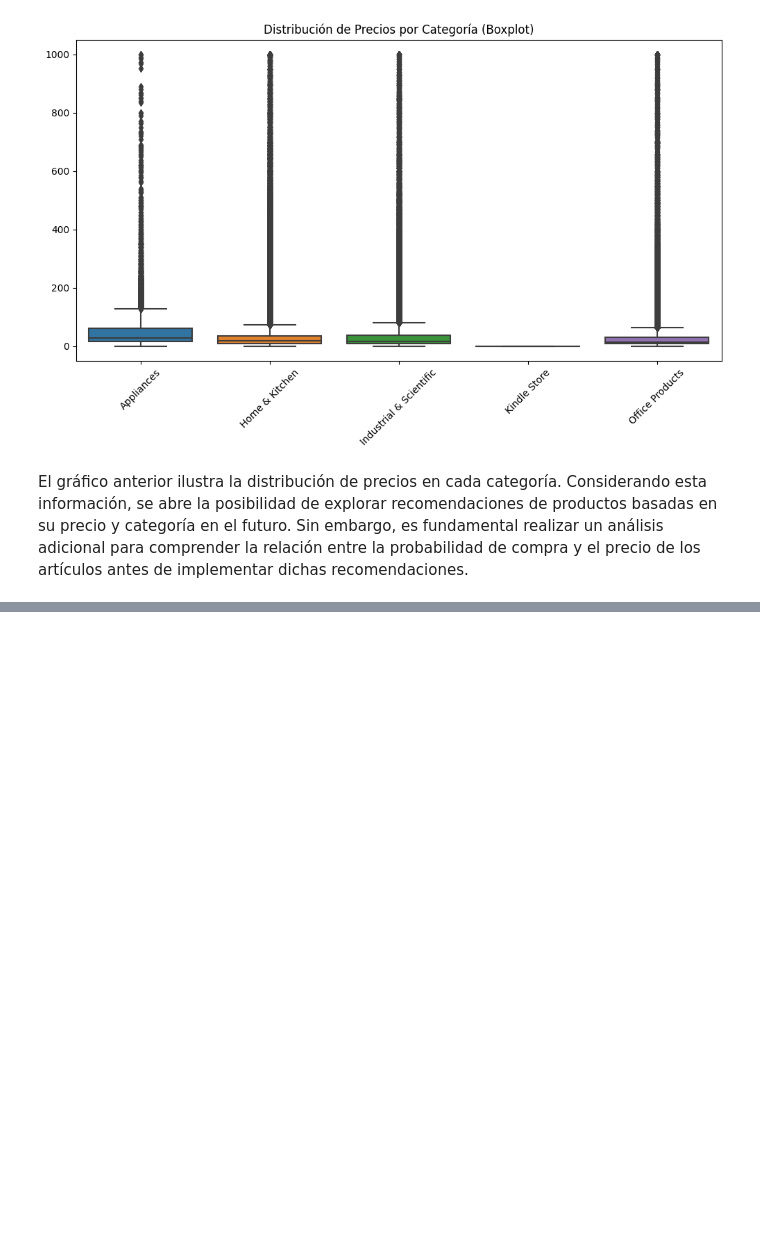
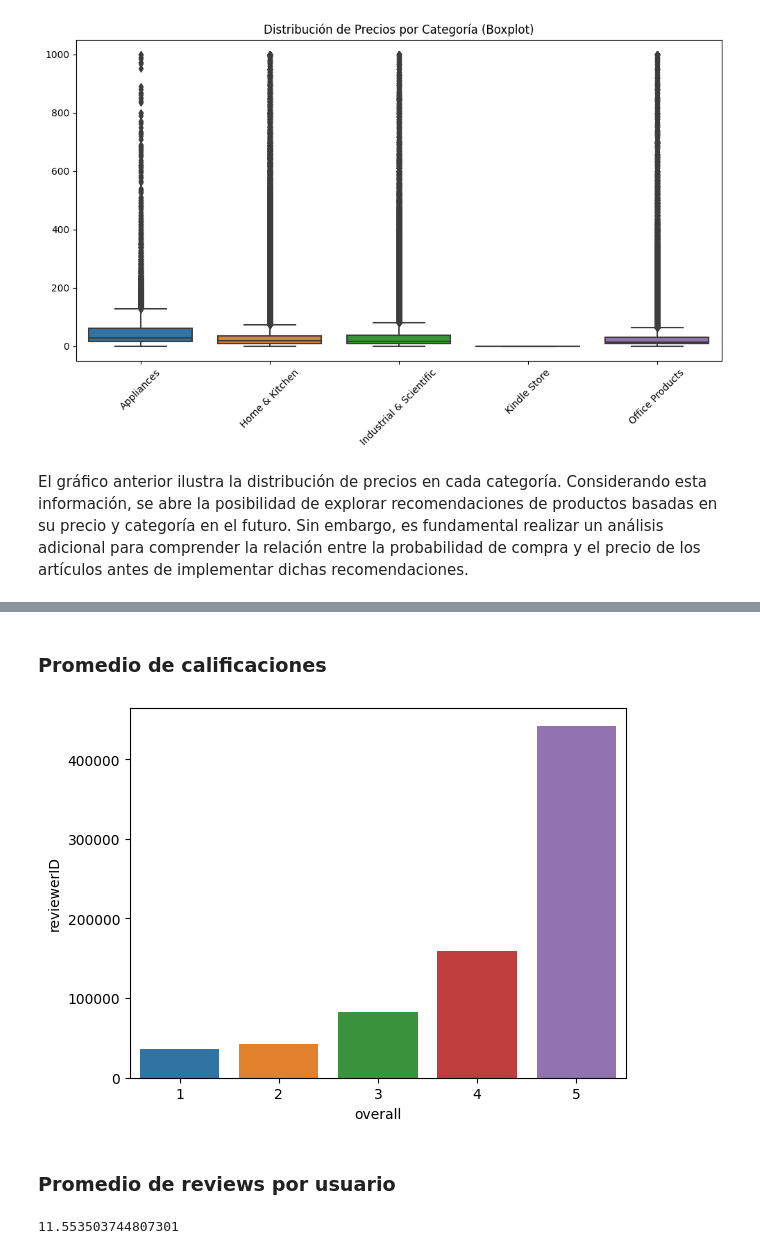
Before and after one commit to AlejandroManrrique/Amazon-Reviews, a Jupyter notebook: EDA.ipynb, the cells around one changed output, grey strips where cells are left out. Saved outputs shown, nothing was run; the diff lists cells and outputs as text; code cells hidden in the pictures; blank space fills up the shorter version.

```diff
--- a/EDA.ipynb
+++ b/EDA.ipynb
@@ -123,0 +258,17 @@ El gráfico anterior ilustra la distribución de precios en cada categoría. Con
+# %% [markdown]
+### Promedio de calificaciones
+# %%
+sns.barplot(
+    data=concatenated_dfs.groupby('overall').count().reset_index(),
+    x='overall',
+    y='reviewerID'
+)
+plt.show()
+# %% [output]
+[figure, added]
+# %% [markdown]
+### Promedio de reviews por usuario
+# %%
+concatenated_dfs.groupby('reviewerID').count()['asin'].mean()
+# %% [output]
+11.553503744807301
```
Also changed, not shown: parts of 179 cells of this notebook.
